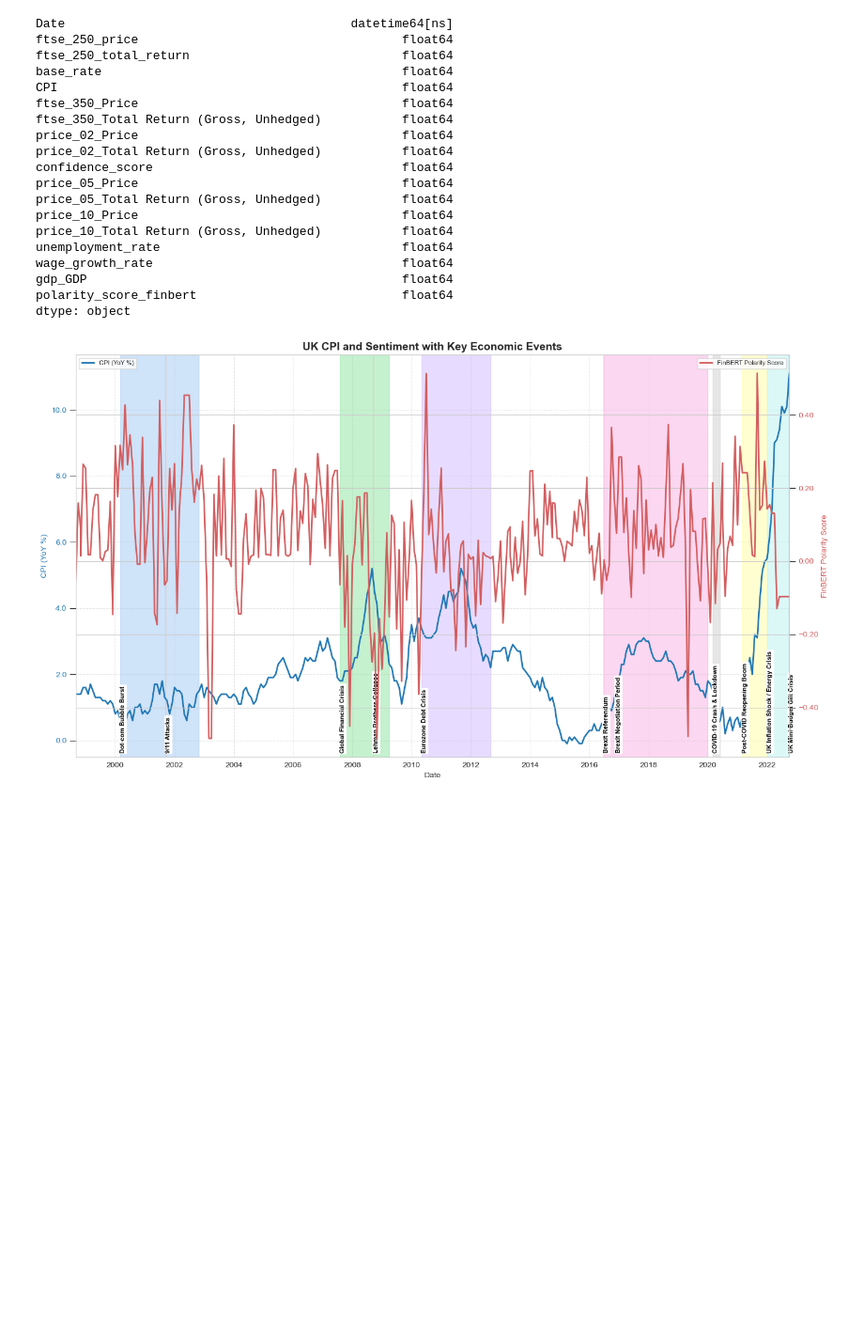
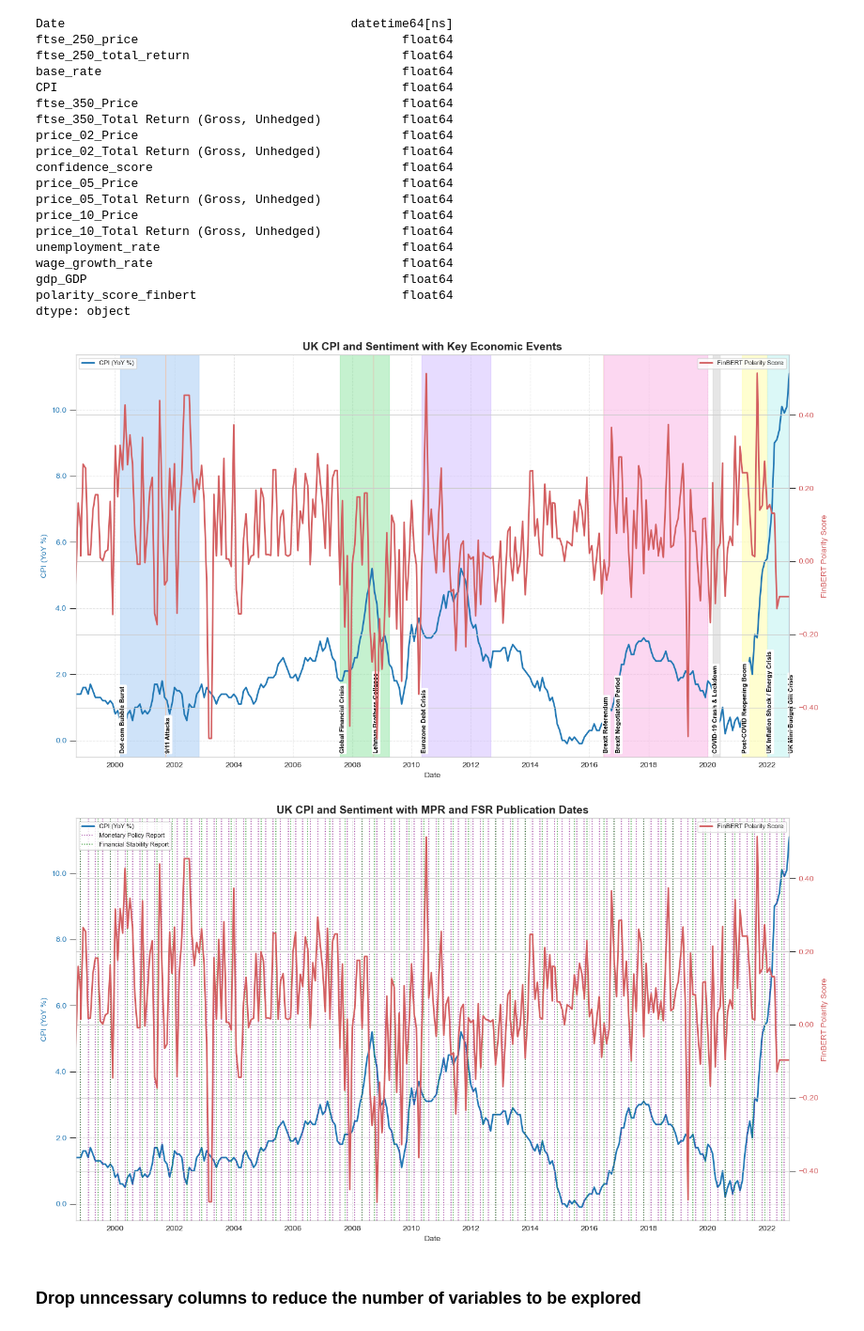
Before and after one commit to gamzebb/group-project, a Jupyter notebook: Inflation (CPI) analysis - sentiment, correlation, predictions.ipynb, the cells around one changed output. Shown at 94% size. Saved outputs shown, nothing was run; the diff lists cells and outputs as text; code cells hidden in the pictures; blank space fills up the shorter version.

```diff
--- a/Inflation (CPI) analysis - sentiment, correlation, predictions.ipynb
+++ b/Inflation (CPI) analysis - sentiment, correlation, predictions.ipynb
@@ -223,3 +223,78 @@ ax1.set_ylim(bottom=-0.5)  # Ensure the y-axis starts at 0
 plt.show()
 # %% [output]
 [figure]
+# %%
+start_date = pd.to_datetime('1998-09-01')
+df_plot2 = df_uk_full[df_uk_full['Date'] >= start_date].copy()
+df_plot2 = df_plot2.dropna(subset=['CPI', 'polarity_score_finbert'])
+
+# --- Load Publication Dates from repo ---
+mpr_url = 'https://github.com/gamzebb/group-project/raw/refs/heads/main/report_publication_dates/mpr_dates_cleaned.csv'
+fsr_url = 'https://github.com/gamzebb/group-project/raw/refs/heads/main/report_publication_dates/fsr_dates_cleaned.csv'
+
+mpr_dates = pd.read_csv(mpr_url, parse_dates=["date"])
+fsr_dates = pd.read_csv(fsr_url, parse_dates=["date"])
+
+# --- Apply Style ---
+sns.set_style('whitegrid')
+
+# --- Plot Setup ---
+fig, ax1 = plt.subplots(figsize=(14, 8))
+
+# CPI Line (Left Axis)
+color_cpi = '#2077b4'
+ax1.set_xlabel('Date', fontsize=10)
+ax1.set_ylabel('CPI (YoY %)', color=color_cpi, fontsize=10)
+ax1.plot(df_plot2['Date'], df_plot2['CPI'], color=color_cpi, label='CPI (YoY %)', linewidth=2)
+ax1.tick_params(axis='y', labelcolor=color_cpi, size=8)
+
+# Sentiment Line (Right Axis)
+ax2 = ax1.twinx()
+color_sentiment = '#d35e60'
+ax2.set_ylabel('FinBERT Polarity Score', color=color_sentiment, fontsize=10)
+ax2.plot(df_plot2['Date'], df_plot2['polarity_score_finbert'], color=color_sentiment, label='FinBERT Polarity Score', linewidth=2)
+ax2.tick_params(axis='y', labelcolor=color_sentiment, size=8)
+
+# --- NEW: Add MPR and FSR Vertical Lines ---
+
+# MPR: Purple Dotted Lines
+for date in mpr_dates['date']:
+    ax1.axvline(x=date, color='purple', linestyle=':', linewidth=1.2, alpha=0.8, label='Monetary Policy Report')
+
+# FSR: Green Dotted Lines
+for date in fsr_dates['date']:
+    ax1.axvline(x=date, color='green', linestyle=':', linewidth=1.2, alpha=0.8, label='Financial Stability Report')
+
+# --- Title and Layout ---
+plt.title('UK CPI and Sentiment with MPR and FSR Publication Dates', fontsize=14, fontweight='bold')
+fig.tight_layout()
+
+# --- X-Axis Formatting ---
+ax1.xaxis.set_major_locator(mdates.YearLocator(2))
+ax1.xaxis.set_major_formatter(mdates.DateFormatter('%Y'))
+plt.xticks(rotation=45, ha='right', fontsize=8)
+
+# --- Y-Axis Formatting ---
+ax1.yaxis.set_major_formatter(mticker.StrMethodFormatter('{x:.1f}'))
+ax2.yaxis.set_major_formatter(mticker.StrMethodFormatter('{x:.2f}'))
+
+# --- Deduplicated Legend ---
+handles, labels = ax1.get_legend_handles_labels()
+unique_labels = dict(zip(labels, handles))
+ax1.legend(unique_labels.values(), unique_labels.keys(), loc='upper left', fontsize=8)
+
+# --- Legend for FinBERT on Right Axis ---
+handles2, labels2 = ax2.get_legend_handles_labels()
+unique_labels2 = dict(zip(labels2, handles2))
+ax2.legend(unique_labels2.values(), unique_labels2.keys(), loc='upper right', fontsize=8)
+
+# --- Grid and Limits ---
+ax1.grid(True, which='major', linestyle='--', alpha=0.5)
+ax1.set_xlim(start_date, df_plot['Date'].max())
+ax1.set_ylim(bottom=-0.5)
+
+plt.show()
+# %% [output]
+[figure, added]
+# %% [markdown]
+### Drop unncessary columns to reduce the number of variables to be explored
```
Also changed, not shown: parts of 11 cells of this notebook, 2 other files.
